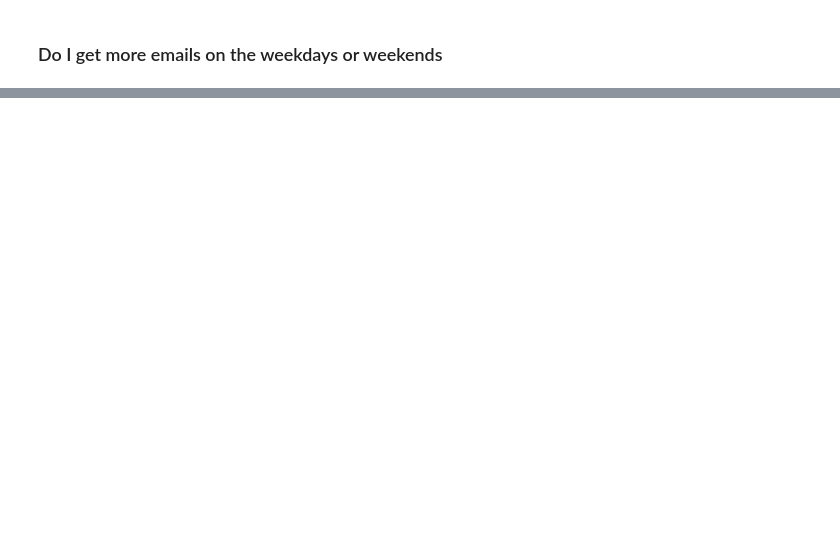
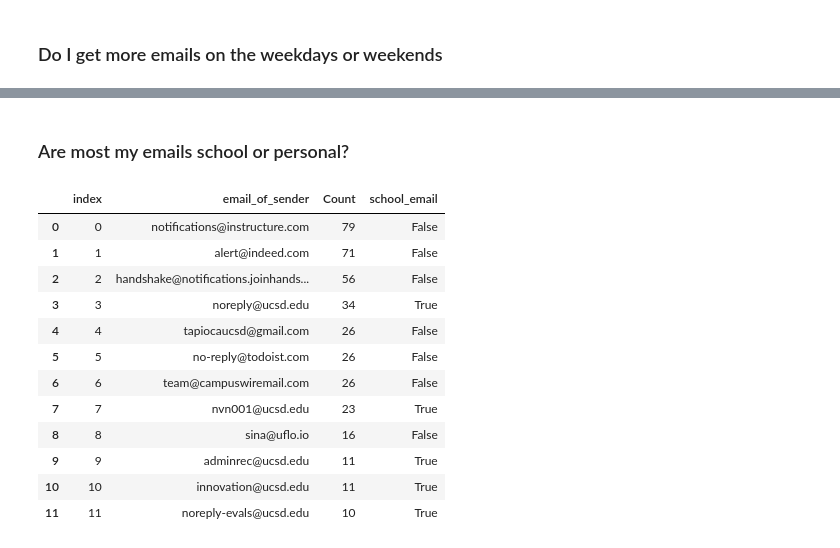
Before and after one commit to nathan-v-nguyen/email-categorizer, a Jupyter notebook: notebooks/01_data_exploration.ipynb, the cells around one changed output, grey strips where cells are left out. Drawn from its saved outputs; the diff is of its cells as text; code cells hidden in the pictures; blank space fills up the shorter version.

```diff
--- a/notebooks/01_data_exploration.ipynb
+++ b/notebooks/01_data_exploration.ipynb
@@ -228,0 +277,23 @@ print(f"# of Weekend Emails: {weekend_count}")
+# %% [markdown]
+### Are most my emails school or personal?
+# %%
+def is_school_email(email):
+    return 'edu' in email
+
+relevent_senders = relevent_senders.reset_index()
+relevent_senders = relevent_senders.assign(school_email = relevent_senders.get('email_of_sender').apply(is_school_email))
+relevent_senders
+# %% [output]
+|  | index | email_of_sender | Count | school_email |
+| 0 | 0 | notifications@instructure.com | 79 | False |
+| 1 | 1 | alert@indeed.com | 71 | False |
+| 2 | 2 | handshake@notifications.joinhands... | 56 | False |
+| 3 | 3 | noreply@ucsd.edu | 34 | True |
+| 4 | 4 | tapiocaucsd@gmail.com | 26 | False |
+| 5 | 5 | no-reply@todoist.com | 26 | False |
+| 6 | 6 | team@campuswiremail.com | 26 | False |
+| 7 | 7 | nvn001@ucsd.edu | 23 | True |
+| 8 | 8 | sina@uflo.io | 16 | False |
+| 9 | 9 | adminrec@ucsd.edu | 11 | True |
+| 10 | 10 | innovation@ucsd.edu | 11 | True |
+| 11 | 11 | noreply-evals@ucsd.edu | 10 | True |
```
Also changed, not shown: parts of 18 cells of this notebook.
